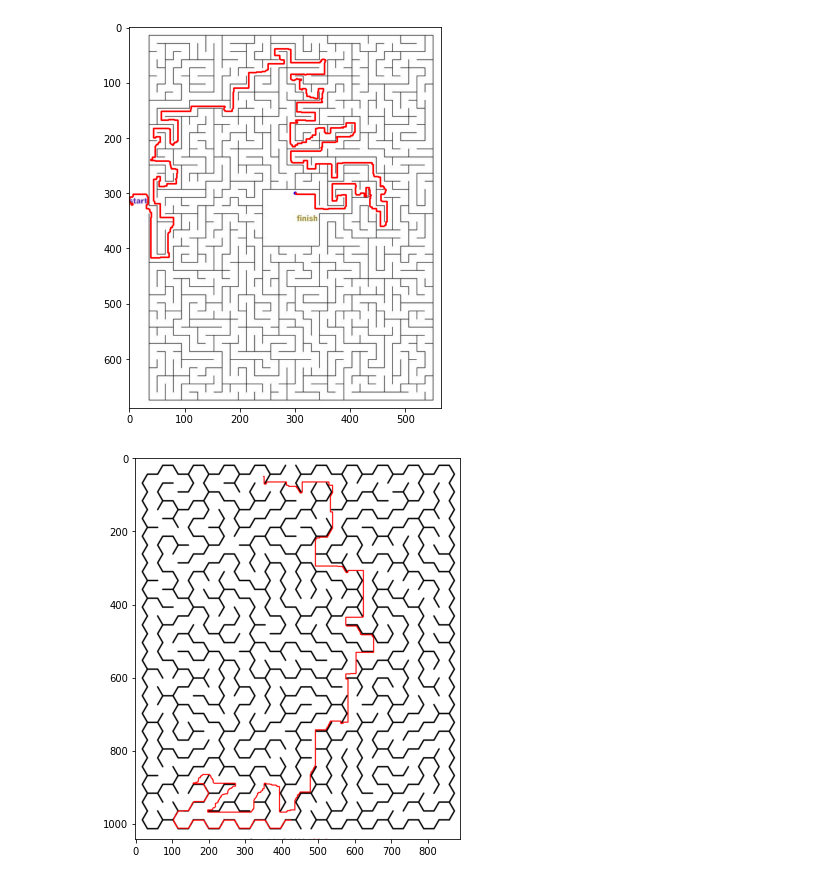
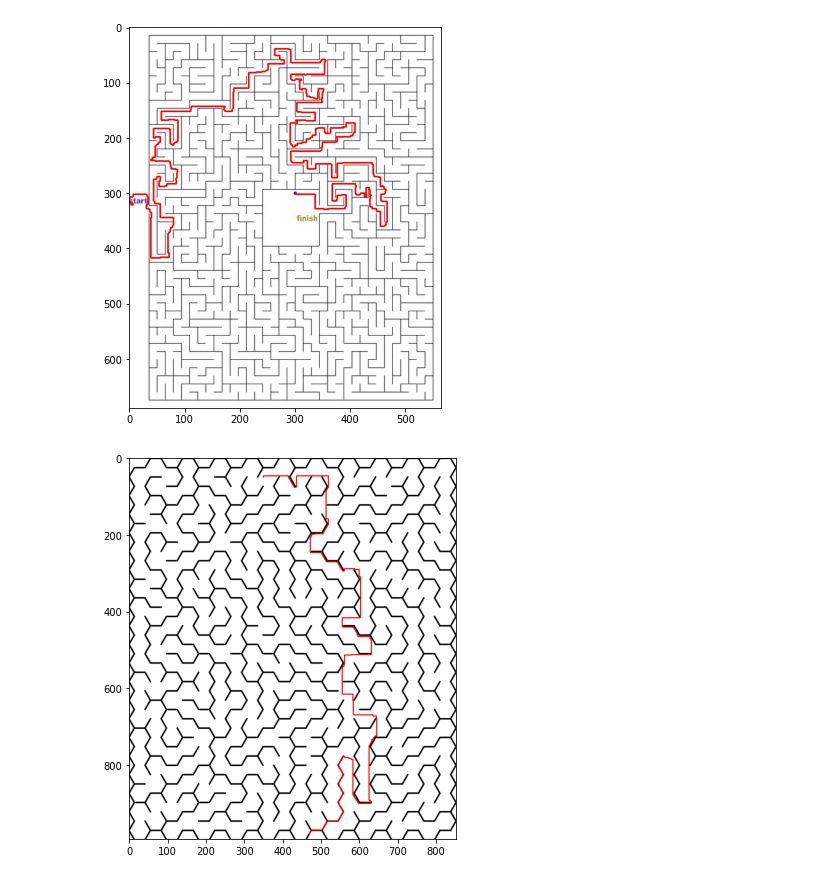
Before and after one commit to Lucer9/Sistemas-, a Jupyter notebook: MazeSolution.ipynb, the cells around one changed output. Cells and saved outputs as stored; diff of their text form; code cells hidden in the pictures.

```diff
--- a/MazeSolution.ipynb
+++ b/MazeSolution.ipynb
@@ -195,10 +195,10 @@ plt.show()
 [figure]
 # %%
 img = cv2.imread('beeMaze.png') # read image
-p = find_shortest_path(img, (350,50), (425,990))
+p = find_shortest_path(img, (350,50), (470,980))
 drawPath(img,p)
 plt.figure(figsize=(7,7))
 plt.imshow(img) # show the image on the screen
 plt.show()
 # %% [output]
-[figure, old version]
+[figure, new version]
```
